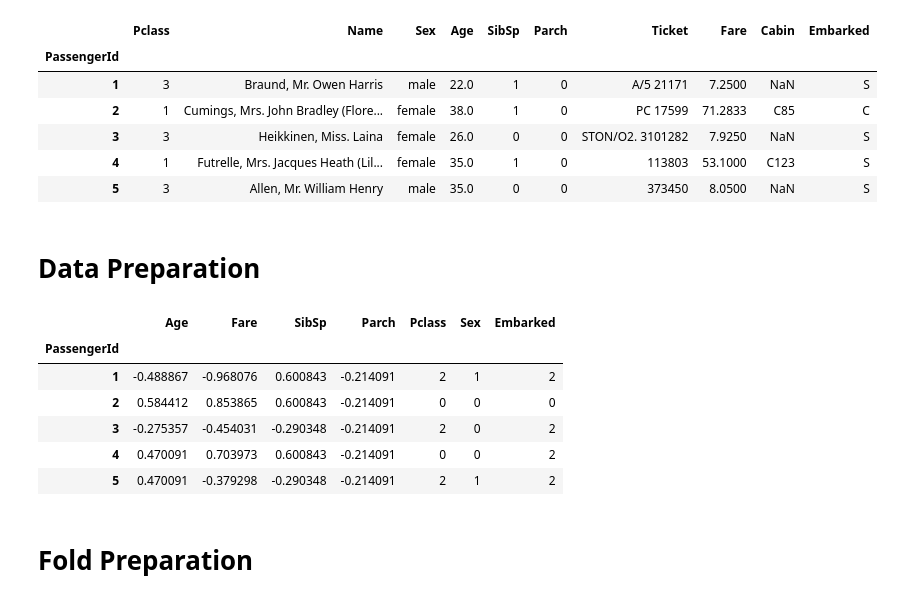
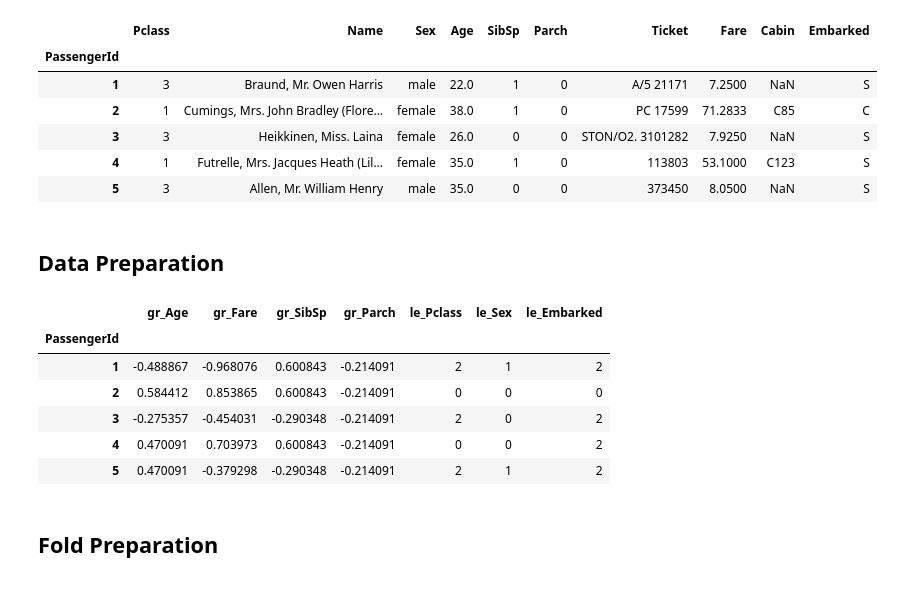
Before and after one commit to SimulatorML/Robusta, a Jupyter notebook: example/titanic/baseline.ipynb, the cells around one changed output. Cells and saved outputs as stored; diff of their text form; code cells hidden in the pictures.

```diff
--- a/example/titanic/1. Data & Fold Preparation.ipynb
+++ b/example/titanic/baseline.ipynb
@@ -46,36 +46,36 @@ df_train.head()
 | 4 | 1 | Futrelle, Mrs. Jacques Heath (Lil... | female | 35.0 | 1 | 0 | 113803 | 53.1000 | C123 | S |
 | 5 | 3 | Allen, Mr. William Henry | male | 35.0 | 0 | 0 | 373450 | 8.0500 | NaN | S |
 # %% [markdown]
-# Data Preparation
+## Data Preparation
 # %%
 from robusta.preprocessing.category import *
 from robusta.preprocessing.numeric import *
 from robusta.preprocessing import *
 from robusta.compose import *
 
 nums = ['Age', 'Fare', 'SibSp', 'Parch']
 cats = ['Pclass', 'Sex', 'Embarked']
 
 data_prep = FeatureUnion([
         ("numeric", make_pipeline(
             ColumnSelector(nums),
             Imputer(strategy="median"),
             GaussRank(),
-            #ColumnRenamer(prefix='gr_'),
+            ColumnRenamer(prefix='gr_'),
         )),
         ("category", make_pipeline(
             ColumnSelector(cats),
             LabelEncoder(dtype='category'),
-            #ColumnRenamer(prefix='le_'),
+            ColumnRenamer(prefix='le_'),
         )),
 ])
 
 X_train = data_prep.fit_transform(df_train)
 X_test = data_prep.transform(df_test)
 
 X_train.head()
 # %% [output]
-|  | Age | Fare | SibSp | Parch | Pclass | Sex | Embarked |
+|  | gr_Age | gr_Fare | gr_SibSp | gr_Parch | le_Pclass | le_Sex | le_Embarked |
 | PassengerId |  |  |  |  |  |  |  |
 | 1 | -0.488867 | -0.968076 | 0.600843 | -0.214091 | 2 | 1 | 2 |
 | 2 | 0.584412 | 0.853865 | 0.600843 | -0.214091 | 0 | 0 | 0 |
@@ -83,4 +83,4 @@ X_train.head()
 | 4 | 0.470091 | 0.703973 | 0.600843 | -0.214091 | 0 | 0 | 2 |
 | 5 | 0.470091 | -0.379298 | -0.290348 | -0.214091 | 2 | 1 | 2 |
 # %% [markdown]
-# Fold Preparation
+## Fold Preparation
```
Also changed, not shown: parts of 15 cells of this notebook, 6 other files.
